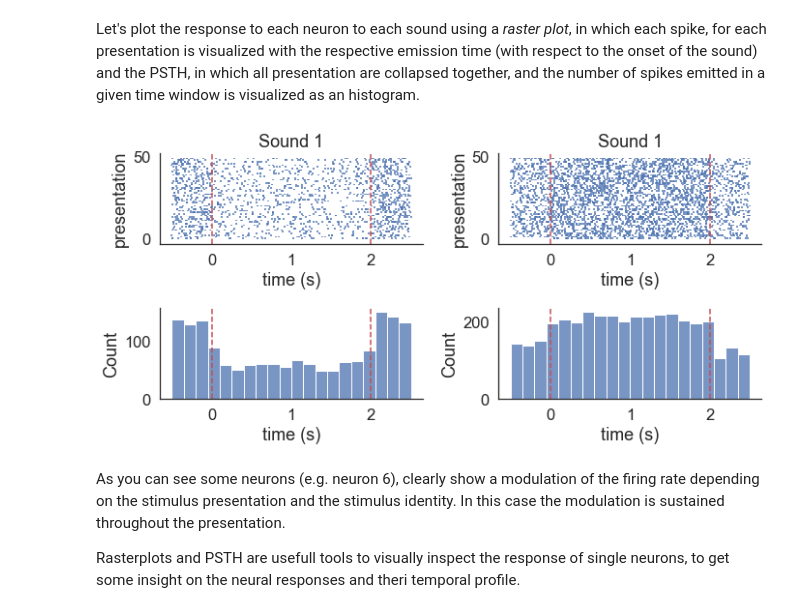
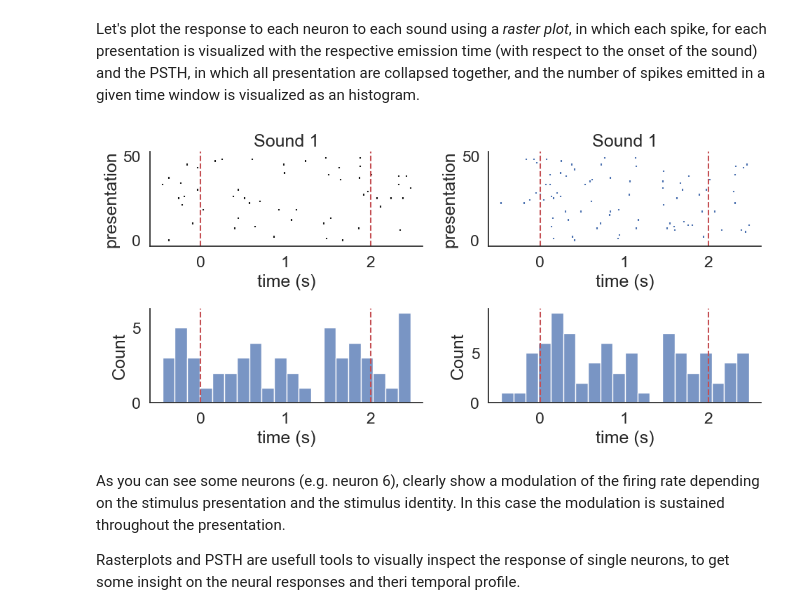
Before and after one commit to neural-data-science-course/single-cell-analysis, a Jupyter notebook: 01-tuning-curves/tuning-curves.ipynb, the cells around one changed output. Saved outputs shown, nothing was run; the diff lists cells and outputs as text; code cells hidden in the pictures.

```diff
--- a/01-tuning-curves/tuning-curves.ipynb
+++ b/01-tuning-curves/tuning-curves.ipynb
@@ -20,7 +20,6 @@ import numpy as np
 import scipy
 import scipy.stats
 import scipy.io
-import matplotlib
 import matplotlib.pyplot as plt
 from ipywidgets import interact
 import ipywidgets as widgets
@@ -30,8 +29,7 @@ import pickle
 from code.utils import download_data
 
 sns.set_theme(context='notebook',style='white',font_scale=1.5,
-              rc = {'axes.spines.top':False,'axes.spines.right':False,
-                     'image.cmap':plt.cm.jet})
+              rc = {'axes.spines.top':False,'axes.spines.right':False})
 # %%
 # Download lesson data
 download_data('https://surfdrive.surf.nl/files/index.php/s/FeDX3LfbJ4pC7T6')
@@ -137,7 +135,7 @@ for cell_spikes in spike_times:
 # %% [markdown]
 Let's plot the response to each neuron to each sound using a *raster plot*, in which each spike, for each presentation is visualized with the respective emission time (with respect to the onset of the sound) and the PSTH, in which all presentation are collapsed together, and the number of spikes emitted in a given time window is visualized as an histogram.
 # %%
-neuron = 6 # neuron to plot
+neuron = 1 # neuron to plot
 
 
 psth_spikes_stim1 = [item for sublist in aligned_spikes_stim1[neuron] for item in sublist]
@@ -147,37 +145,37 @@ plt.figure(figsize=(10,5))
 
 plt.subplot(2,2,1)
 plt.title('Sound 1')
-plt.eventplot(aligned_spikes_stim1[neuron]);
+plt.eventplot(aligned_spikes_stim1[neuron],color='k');
 plt.axvline(x=0,linestyle='--',c='r')
 plt.axvline(x=2,linestyle='--',c='r')
 plt.xlabel('time (s)')
 plt.ylabel('presentation')
 
 plt.subplot(2,2,2)
 plt.title('Sound 1')
 plt.eventplot(aligned_spikes_stim2[neuron]);
 plt.axvline(x=0,linestyle='--',c='r')
 plt.axvline(x=2,linestyle='--',c='r')
 plt.xlabel('time (s)')
 plt.ylabel('presentation')
 
 plt.subplot(2,2,3)
 sns.histplot(psth_spikes_stim1,bins=20)
 plt.axvline(x=0,linestyle='--',c='r')
 plt.axvline(x=2,linestyle='--',c='r')
 plt.xlabel('time (s)')
 
 
 plt.subplot(2,2,4)
 sns.histplot(psth_spikes_stim2,bins=20)
 plt.axvline(x=0,linestyle='--',c='r')
 plt.axvline(x=2,linestyle='--',c='r')
 plt.xlabel('time (s)')
 
 
 plt.tight_layout()
 # %% [output]
-[figure, old version]
+[figure, new version]
 # %% [markdown]
 As you can see some neurons (e.g. neuron 6), clearly show a modulation of the firing rate depending on the stimulus presentation and the stimulus identity. In this case the modulation is sustained throughout the presentation.
 
```
Also changed, not shown: parts of 7 cells of this notebook, 6 other files.
